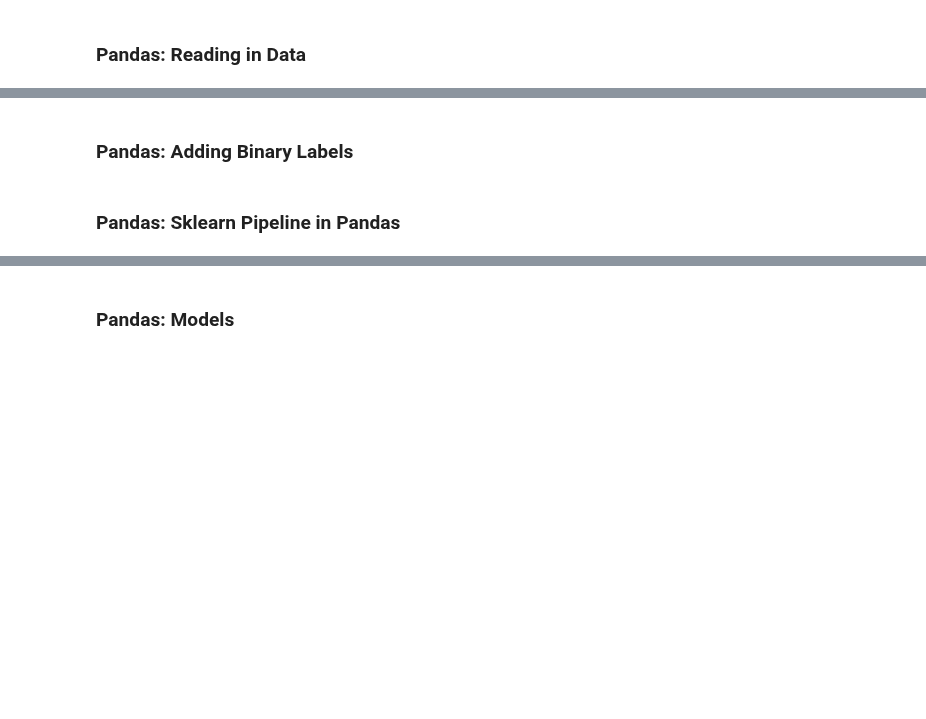
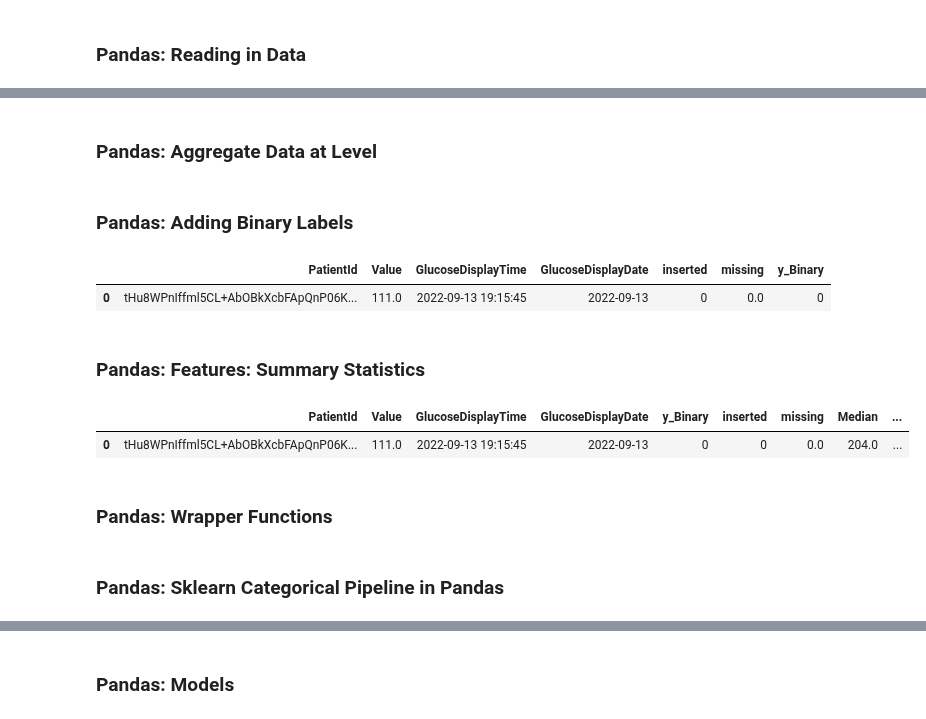
Before and after one commit to karinakanjaria/glucose-data-analysis, a Jupyter notebook: main.ipynb, the cells around one changed output, grey strips where cells are left out. Saved outputs shown, nothing was run; the diff lists cells and outputs as text; code cells hidden in the pictures; blank space fills up the shorter version.

Commit message:
ML Ops begin and new pipeline breakdowns and project run

```diff
--- a/main.ipynb
+++ b/main.ipynb
@@ -32,7 +25,7 @@ create_binary_labels=Create_Binary_Labels()
 pandas_sklearn_pipeline=Sklearn_Pipeline()
 
 # Features Daily Stats Module
-daily_stats_features=Daily_Stats_Features()
+summary_stats_features=Summary_Stats_Features()
 
 # XGBoost Model Module
 xgboost_classification=XGBoost_Classification()
@@ -212,0 +326,4 @@ pandas_df.head(1)
+# %%
+####### Pandas
+pandas_custom_imputation_pipeline=pandas_sklearn_pipeline.pandas_custom_imputation_pipeline(df=pandas_df)
+pandas_custom_imputation_pipeline.head(1)
@@ -213,6 +350,12 @@ pandas_df.head(1)
+# %% [markdown]
+### Pandas: Aggregate Data at Level
 # %% [markdown]
 ### Pandas: Adding Binary Labels
 # %%
-pandas_df_added_binary_labels=create_binary_labels.pandas_binary_labels(df=pandas_df,
+pandas_df_added_binary_labels=create_binary_labels.pandas_binary_labels(df=pandas_custom_imputation_pipeline,
                                                                         lower=daily_stats_features_lower,
                                                                         upper=daily_stats_features_upper)
+pandas_df_added_binary_labels.head(1)
+# %% [output]
+|  | PatientId | Value | GlucoseDisplayTime | GlucoseDisplayDate | inserted | missing | y_Binary |
+| 0 | tHu8WPnIffml5CL+AbOBkXcbFApQnP06K... | 111.0 | 2022-09-13 19:15:45 | 2022-09-13 | 0 | 0.0 | 0 |
@@ -221,4 +362,16 @@ pandas_df_added_binary_labels.head(1)
+# %% [markdown]
+### Pandas: Features: Summary Statistics
+# %%
+pandas_features_summary_stats=summary_stats_features.pandas_compressDailyValues(data=pandas_df_added_binary_labels,
+                                                                                lower=daily_stats_features_lower,
+                                                                                upper=daily_stats_features_upper)
+pandas_features_summary_stats.head(1)
+# %% [output]
+|  | PatientId | Value | GlucoseDisplayTime | GlucoseDisplayDate | y_Binary | inserted | missing | Median | ... |
+| 0 | tHu8WPnIffml5CL+AbOBkXcbFApQnP06K... | 111.0 | 2022-09-13 19:15:45 | 2022-09-13 | 0 | 0 | 0.0 | 204.0 | ... |
+# %% [markdown]
+### Pandas: Wrapper Functions
 # %% [markdown]
-### Pandas: Sklearn Pipeline in Pandas
+### Pandas: Sklearn Categorical Pipeline in Pandas
 # %%
 ####### Pandas
```
Also changed, not shown: parts of 39 cells of this notebook, 10 other files.
